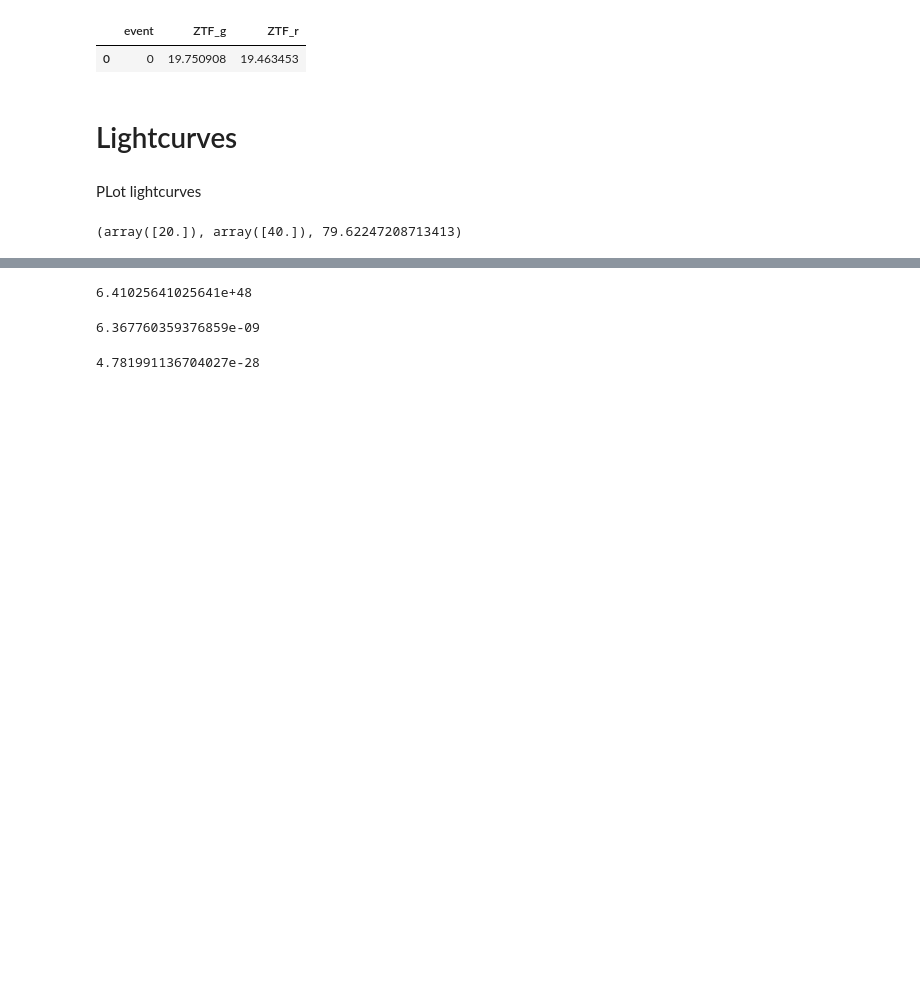
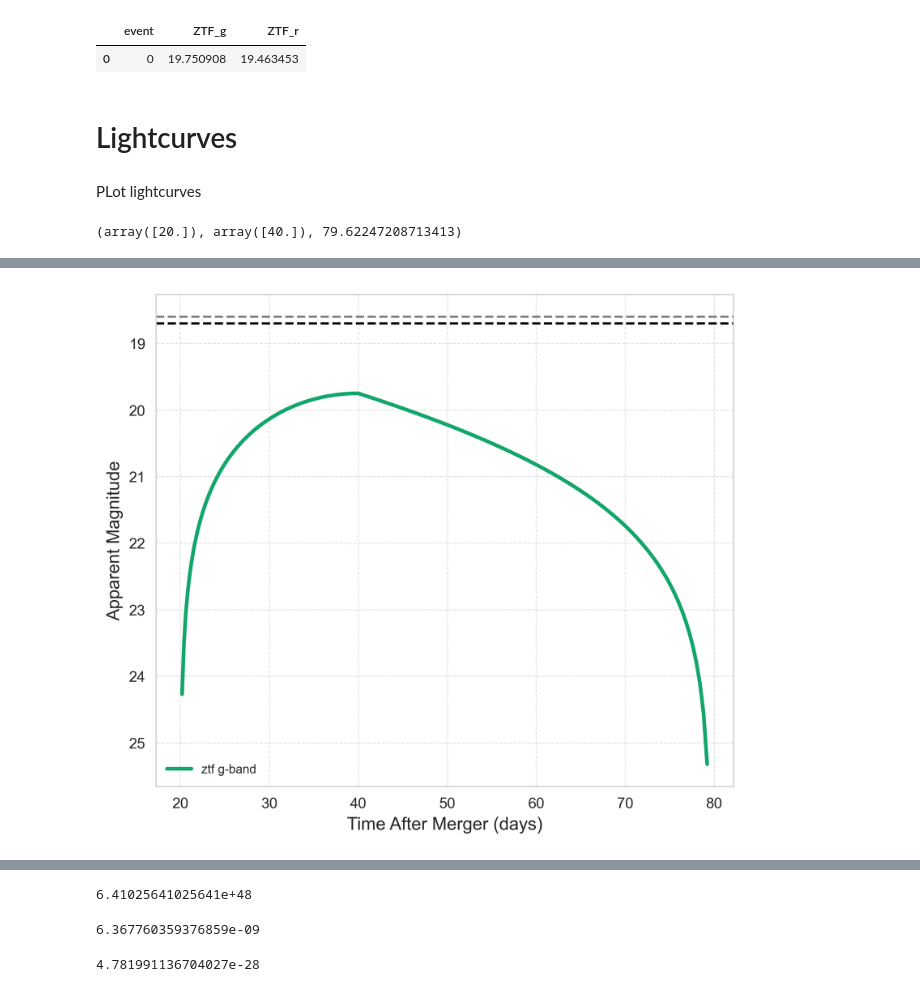
Before and after one commit to simran2296/DESGW_PFS_lcs, a Jupyter notebook: S250328ae/Graham_lcs.ipynb, the cells around one changed output, grey strips where cells are left out. Saved outputs shown, nothing was run; the diff lists cells and outputs as text; code cells hidden in the pictures; blank space fills up the shorter version.

```diff
--- a/S250328ae/Graham_lcs.ipynb
+++ b/S250328ae/Graham_lcs.ipynb
@@ -409,6 +454,34 @@ m_total1 = -2.5 * np.log10(flux_total1) - 48.6
 m_total2 = -2.5 * np.log10(flux_total2) - 48.6
 m_total1_ = -2.5 * np.log10(flux_total1_) - 48.6
 m_total2_ = -2.5 * np.log10(flux_total2_) - 48.6
+# %%
+fig, ax = plt.subplots(figsize=(7, 6), dpi=300)  # 1 row, 2 columns
+ax.plot(t_rise_1, m2, color="#12A66B", linewidth=2.5, label='ztf g-band')#, linestyle=':', )
+ax.plot(t_fall_1, m3, color='#12A66B', linewidth=2.5)#, linestyle=':')
+
+
+#ax.plot(t_rise_1, m_total1_, color='#D81B60', linewidth=2.5, label='ztf r-band')#, linestyle='--', )
+#ax.plot(t_fall_1, m_total2_, color='#D81B60', linewidth=2.5)#, linestyle='--')
+colors = {'g': '#D81B60', 'r': '#1E88E5', 'i': '#FFC107', 'z': '#004D40'}
+
+
+
+ax.axhline(y=18.6, color='gray', linestyle='--', linewidth=1.5)
+ax.axhline(y=18.7, color='black', linestyle='--', linewidth=1.5)
+
+ax.set_xlabel("Time After Merger (days)", fontsize=12)
+ax.set_ylabel("Apparent Magnitude", fontsize=12)
+
+ax.legend( frameon=False, fontsize='small', loc='best')
+ax.grid(True, linestyle="--", linewidth=0.6, alpha=0.6)
+ax.invert_yaxis()
+
+#ax.set_ylim(19.4, 18.6)
+
+plt.savefig(f'lightcurve_{event}.jpeg', bbox_inches='tight', dpi=300)
+plt.show()
+# %% [output]
+[figure, added]
 # %%
 fig, ax = plt.subplots(figsize=(7, 6), dpi=300)  # 1 row, 2 columns
 ax.plot(t_rise_1, m_total1, color="#12A66B", linewidth=2.5, label='ztf g-band')#, linestyle=':', )
```
Also changed, not shown: parts of 7 cells of this notebook, 5 other files.
